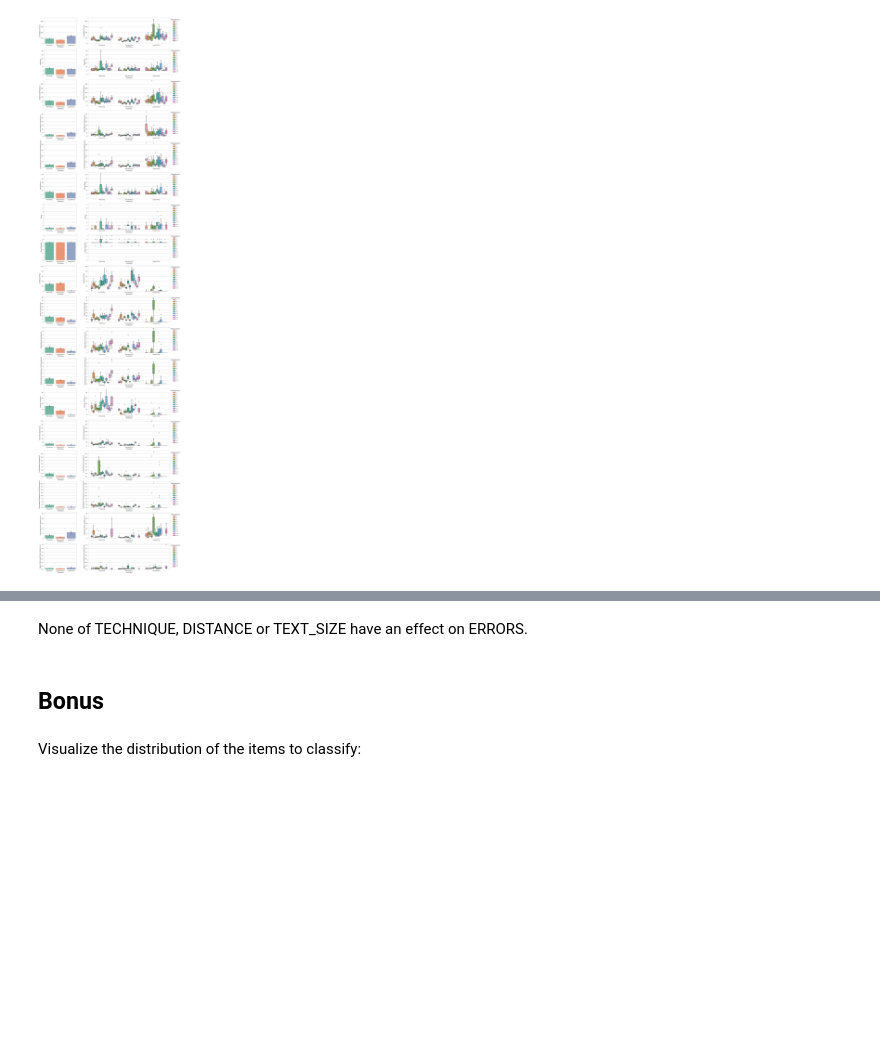
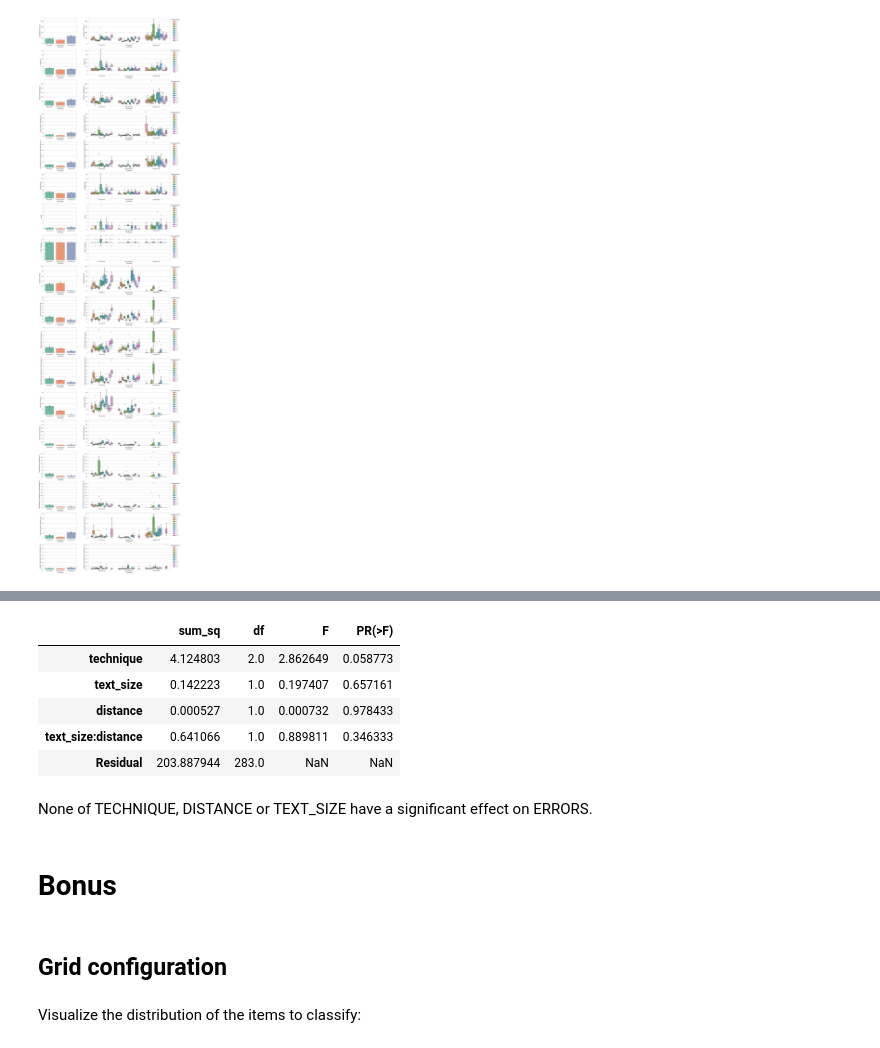
Before and after one commit to NormandErwan/HandheldVesadThesis, a Jupyter notebook: analysis/Enlarging a Smartphone with AR to Create a Handheld VESAD (Virtually Extended Screen-Aligned Display).ipynb, the cells around one changed output, grey strips where cells are left out. Saved outputs shown, nothing was run; the diff lists cells and outputs as text; code cells hidden in the pictures; blank space fills up the shorter version.

```diff
--- a/analysis/data_analysis.ipynb
+++ b/analysis/Enlarging a Smartphone with AR to Create a Handheld VESAD (Virtually Extended Screen-Aligned Display).ipynb
@@ -295,7 +336,18 @@ plot_trials('text_size', 'errors')
+# %%
+sm.stats.anova_lm(ols('errors ~ technique + text_size * distance', data=trials).fit(), typ=2)
+# %% [output]
+|  | sum_sq | df | F | PR(>F) |
+| technique | 4.124803 | 2.0 | 2.862649 | 0.058773 |
+| text_size | 0.142223 | 1.0 | 0.197407 | 0.657161 |
+| distance | 0.000527 | 1.0 | 0.000732 | 0.978433 |
+| text_size:distance | 0.641066 | 1.0 | 0.889811 | 0.346333 |
+| Residual | 203.887944 | 283.0 | NaN | NaN |
 # %% [markdown]
-None of TECHNIQUE, DISTANCE or TEXT_SIZE have an effect on ERRORS.
+None of TECHNIQUE, DISTANCE or TEXT_SIZE have a significant effect on ERRORS.
 # %% [markdown]
-## Bonus
+# Bonus
+# %% [markdown]
+## Grid configuration
 # %% [markdown]
 Visualize the distribution of the items to classify:
 # %%
```
Also changed, not shown: parts of 34 cells of this notebook.
